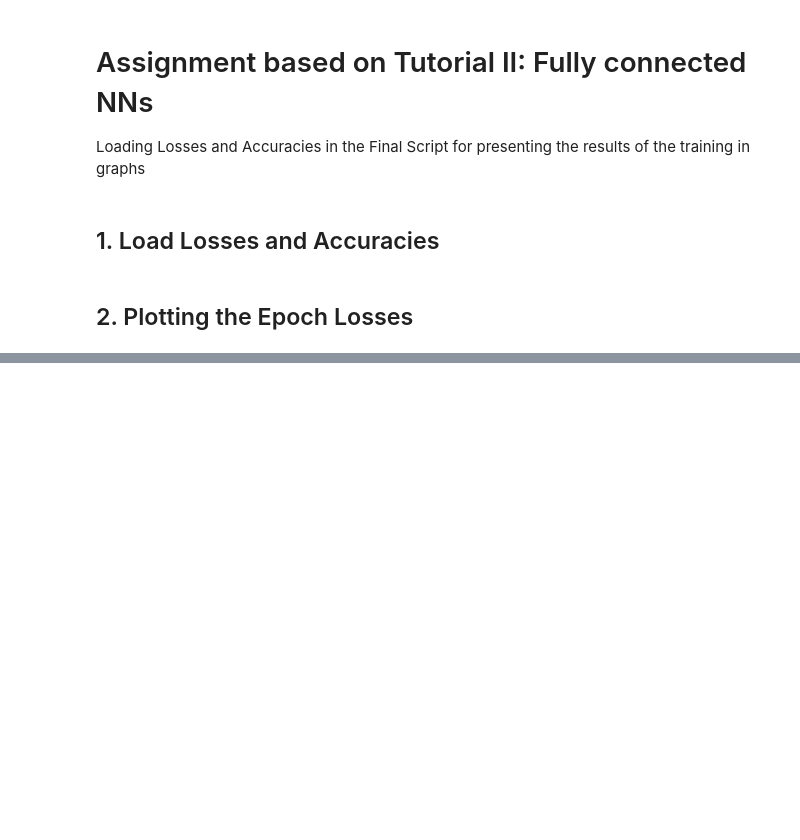
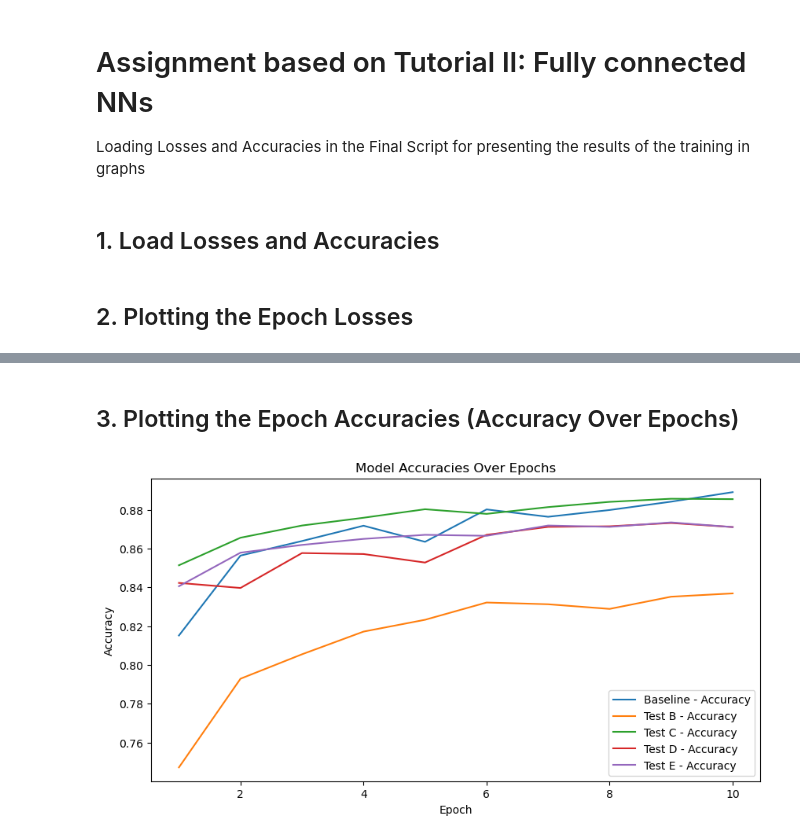
Before and after one commit to nitesis/AICP-M02, a Jupyter notebook: AICP_M02_G.ipynb, the cells around one changed output, grey strips where cells are left out. Drawn from its saved outputs; the diff is of its cells as text; code cells hidden in the pictures; blank space fills up the shorter version.

```diff
--- a/AICP_M02_G.ipynb
+++ b/AICP_M02_G.ipynb
@@ -26,27 +26,27 @@ with open('testE_results.json', 'r') as f:
 # Extract losses and accuracies for plotting
 baseline_train_losses = baseline_results['train_losses']
 baseline_test_losses = baseline_results['test_losses']
-baseline_epoch_accuracies = baseline_results['epoch_accuracies']
+baseline_epoch_accuracies = baseline_results['test_accuracies']  # Corrected key
 baseline_final_accuracy = baseline_results['final_accuracy']
 
 testB_train_losses = testB_results['train_losses']
 testB_test_losses = testB_results['test_losses']
-testB_epoch_accuracies = testB_results['epoch_accuracies']
+testB_epoch_accuracies = testB_results['test_accuracies']  # Corrected key
 testB_final_accuracy = testB_results['final_accuracy']
 
 testC_train_losses = testC_results['train_losses']
 testC_test_losses = testC_results['test_losses']
-testC_epoch_accuracies = testC_results['epoch_accuracies']
+testC_epoch_accuracies = testC_results['test_accuracies']  # Corrected key
 testC_final_accuracy = testC_results['final_accuracy']
 
 testD_train_losses = testD_results['train_losses']
 testD_test_losses = testD_results['test_losses']
-testD_epoch_accuracies = testD_results['epoch_accuracies']
+testD_epoch_accuracies = testD_results['test_accuracies']  # Corrected key
 testD_final_accuracy = testD_results['final_accuracy']
 
 testE_train_losses = testE_results['train_losses']
 testE_test_losses = testE_results['test_losses']
-testE_epoch_accuracies = testE_results['epoch_accuracies']
+testE_epoch_accuracies = testE_results['test_accuracies']  # Corrected key
 testE_final_accuracy = testE_results['final_accuracy']
 # %% [markdown]
 ## 2. Plotting the Epoch Losses
@@ -433,0 +125,27 @@ Results saved in testD_results.json
+# %% [markdown]
+## 3. Plotting the Epoch Accuracies (Accuracy Over Epochs)
+# %%
+plt.figure(figsize=(10, 5))
+
+# Plot accuracies for the baseline model
+plt.plot(epochs, baseline_epoch_accuracies, label='Baseline - Accuracy')
+
+# Plot accuracies for Test B model
+plt.plot(epochs, testB_epoch_accuracies, label='Test B - Accuracy')
+
+# Plot accuracies for Test C model
+plt.plot(epochs, testC_epoch_accuracies, label='Test C - Accuracy')
+
+# Plot accuracies for Test D model
+plt.plot(epochs, testD_epoch_accuracies, label='Test D - Accuracy')
+
+# Plot accuracies for Test E model
+plt.plot(epochs, testE_epoch_accuracies, label='Test E - Accuracy')
+
+plt.xlabel('Epoch')
+plt.ylabel('Accuracy')
+plt.title('Model Accuracies Over Epochs')
+plt.legend()
+plt.show()
+# %% [output]
+[figure, added]
```
Also changed, not shown: parts of 34 cells of this notebook, 10 other files.
